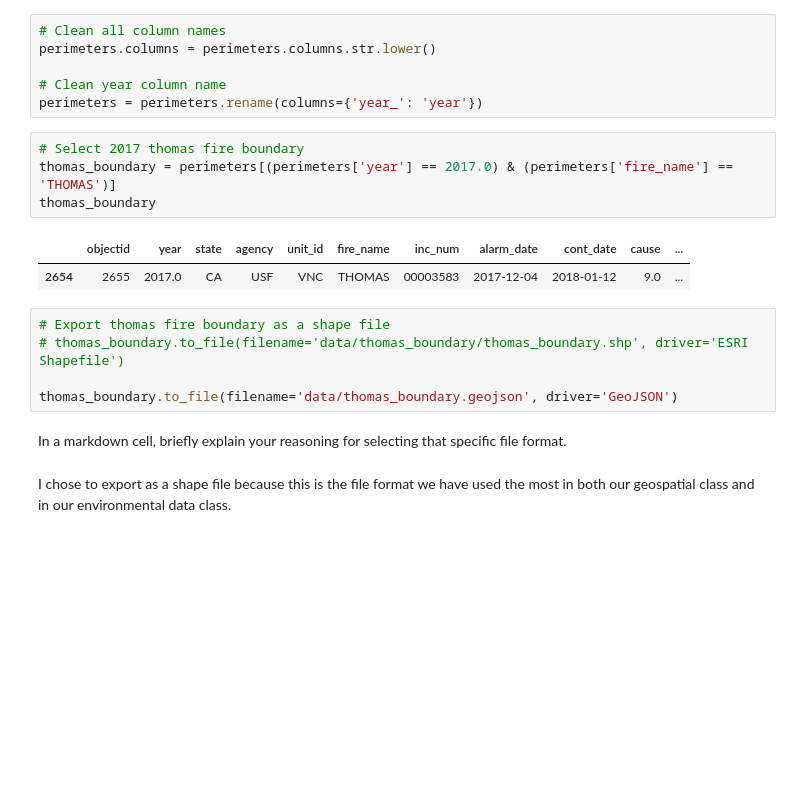
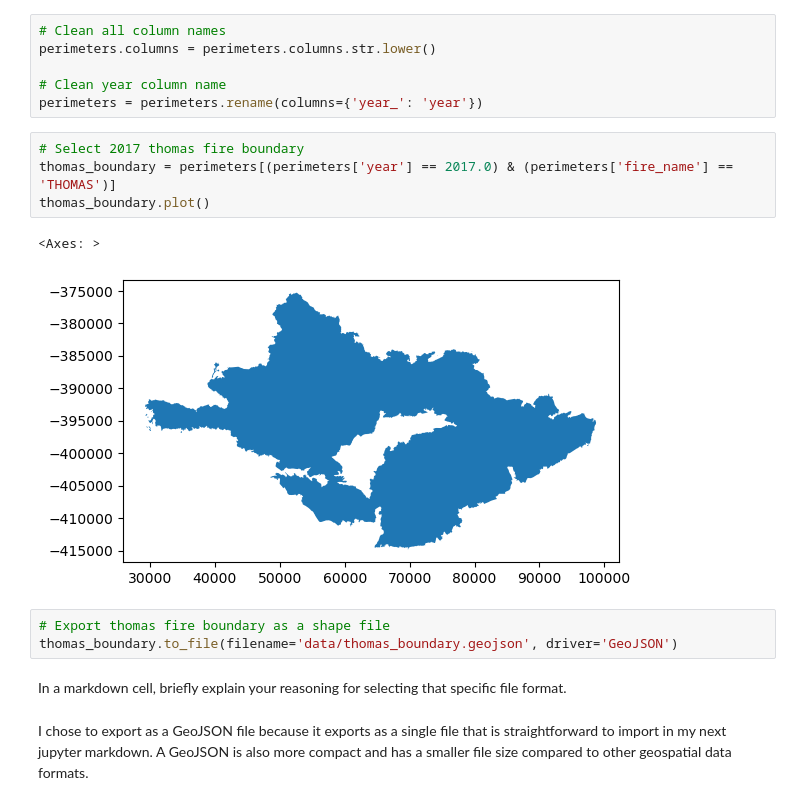
Before and after one commit to haylee360/eds220-hwk4, a Jupyter notebook: hwk4-task2-fire-perimeter-oyler.ipynb, the cells around one changed output. Saved outputs shown, nothing was run; the diff lists cells and outputs as text; blank space fills up the shorter version.

```diff
--- a/hwk4-task2-fire-perimeter-oyler.ipynb
+++ b/hwk4-task2-fire-perimeter-oyler.ipynb
@@ -95,17 +93,15 @@ perimeters = perimeters.rename(columns={'year_': 'year'})
 # %%
 # Select 2017 thomas fire boundary
 thomas_boundary = perimeters[(perimeters['year'] == 2017.0) & (perimeters['fire_name'] == 'THOMAS')]
-thomas_boundary
+thomas_boundary.plot()
 # %% [output]
-|  | objectid | year | state | agency | unit_id | fire_name | inc_num | alarm_date | cont_date | cause | ... |
-| 2654 | 2655 | 2017.0 | CA | USF | VNC | THOMAS | 00003583 | 2017-12-04 | 2018-01-12 | 9.0 | ... |
+<Axes: >
+[figure, added]
 # %%
 # Export thomas fire boundary as a shape file
-# thomas_boundary.to_file(filename='data/thomas_boundary/thomas_boundary.shp', driver='ESRI Shapefile')
-
 thomas_boundary.to_file(filename='data/thomas_boundary.geojson', driver='GeoJSON')
 # %% [markdown]
 
 In a markdown cell, briefly explain your reasoning for selecting that specific file format.
-# %% [markdown]
-I chose to export as a shape file because this is the file format we have used the most in both our geospatial class and in our environmental data class.
+# %% [markdown]
+I chose to export as a GeoJSON file because it exports as a single file that is straightforward to import in my next jupyter markdown. A GeoJSON is also more compact and has a smaller file size compared to other geospatial data formats.
```
Also changed, not shown: parts of 6 cells of this notebook, 2 other files.
